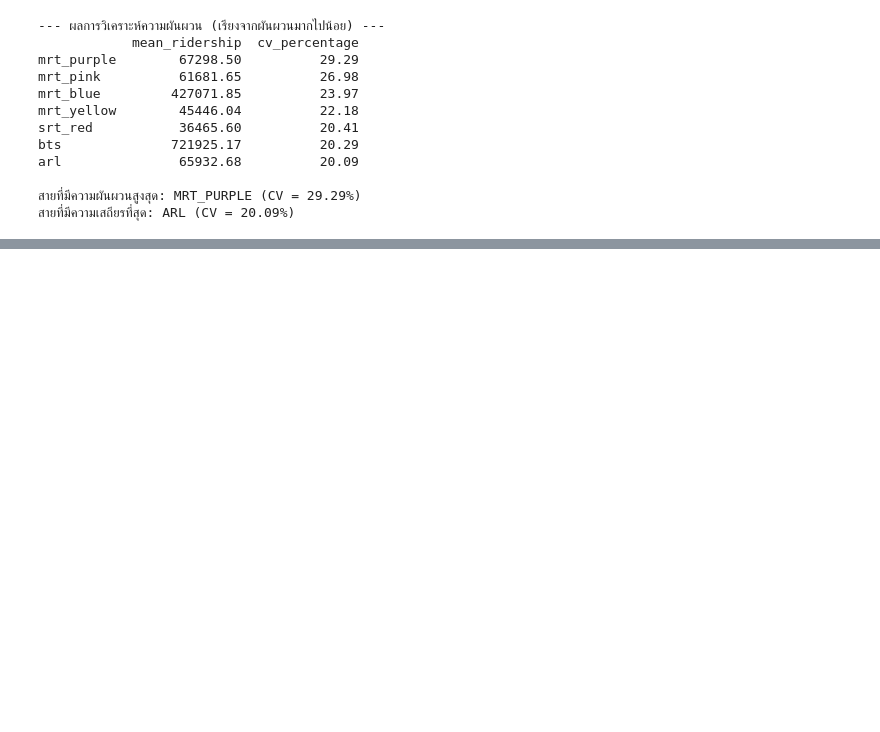
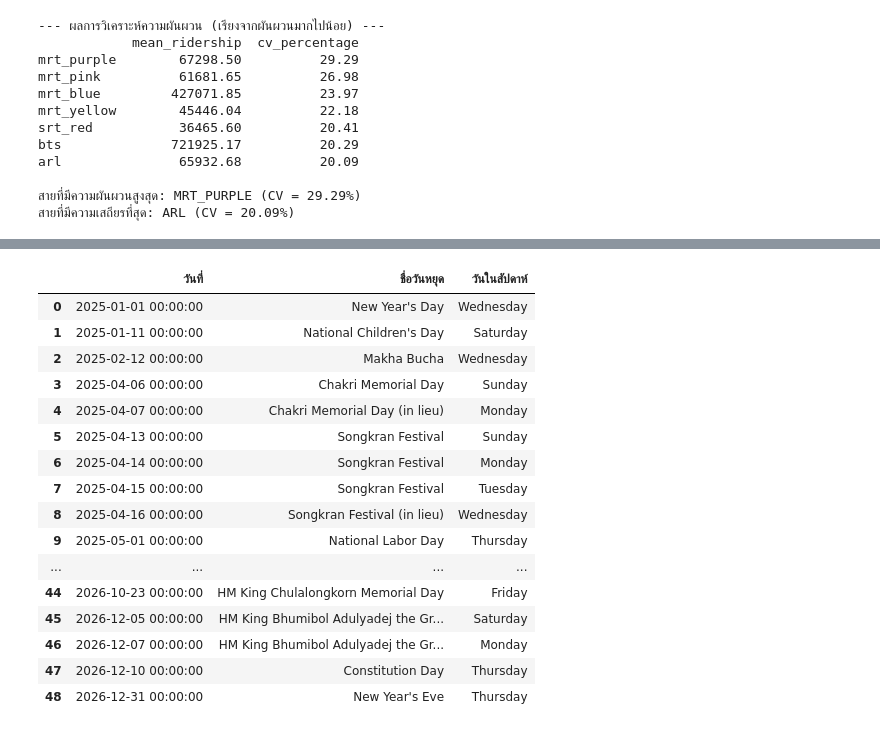
Before and after one commit to Theerat22/superAI, a Jupyter notebook: mini-hack1/transport.ipynb, the cells around one changed output, grey strips where cells are left out. Cells and saved outputs as stored; diff of their text form; code cells hidden in the pictures; blank space fills up the shorter version.

```diff
--- a/mini-hack1/transport.ipynb
+++ b/mini-hack1/transport.ipynb
@@ -696,0 +894,36 @@ arl               65932.68          20.09
+# %%
+import pandas as pd
+
+# 1. แปลง Dictionary เป็น DataFrame
+# th_holidays.items() จะคืนค่าเป็น (date, name)
+holidays_df = pd.DataFrame(list(th_holidays.items()), columns=['วันที่', 'ชื่อวันหยุด'])
+
+# 2. จัดการรูปแบบข้อมูล
+holidays_df['วันที่'] = pd.to_datetime(holidays_df['วันที่'])
+holidays_df = holidays_df.sort_values('วันที่').reset_index(drop=True)
+
+# 3. เพิ่มคอลัมน์ "วัน" (เช่น จันทร์, อังคาร) เพื่อช่วยวิเคราะห์การเดินทางช่วง Long Weekend
+holidays_df['วันในสัปดาห์'] = holidays_df['วันที่'].dt.day_name()
+
+# 4. แสดงผลเป็นตารางใน Notebook
+# ใช้ .style เพื่อทำให้ตารางดูสวยงามขึ้น (เลือกใส่สีพื้นหลังหรือจัดตำแหน่งได้)
+holidays_df.style.set_properties(**{'text-align': 'left'})\
+    .set_table_styles([dict(selector='th', props=[('text-align', 'center')])])
+# %% [output]
+|  | วันที่ | ชื่อวันหยุด | วันในสัปดาห์ |
+| 0 | 2025-01-01 00:00:00 | New Year's Day | Wednesday |
+| 1 | 2025-01-11 00:00:00 | National Children's Day | Saturday |
+| 2 | 2025-02-12 00:00:00 | Makha Bucha | Wednesday |
+| 3 | 2025-04-06 00:00:00 | Chakri Memorial Day | Sunday |
+| 4 | 2025-04-07 00:00:00 | Chakri Memorial Day (in lieu) | Monday |
+| 5 | 2025-04-13 00:00:00 | Songkran Festival | Sunday |
+| 6 | 2025-04-14 00:00:00 | Songkran Festival | Monday |
+| 7 | 2025-04-15 00:00:00 | Songkran Festival | Tuesday |
+| 8 | 2025-04-16 00:00:00 | Songkran Festival (in lieu) | Wednesday |
+| 9 | 2025-05-01 00:00:00 | National Labor Day | Thursday |
+| ... | ... | ... | ... |
+| 44 | 2026-10-23 00:00:00 | HM King Chulalongkorn Memorial Day | Friday |
+| 45 | 2026-12-05 00:00:00 | HM King Bhumibol Adulyadej the Gr... | Saturday |
+| 46 | 2026-12-07 00:00:00 | HM King Bhumibol Adulyadej the Gr... | Monday |
+| 47 | 2026-12-10 00:00:00 | Constitution Day | Thursday |
+| 48 | 2026-12-31 00:00:00 | New Year's Eve | Thursday |
```
Also changed, not shown: parts of 11 cells of this notebook.
